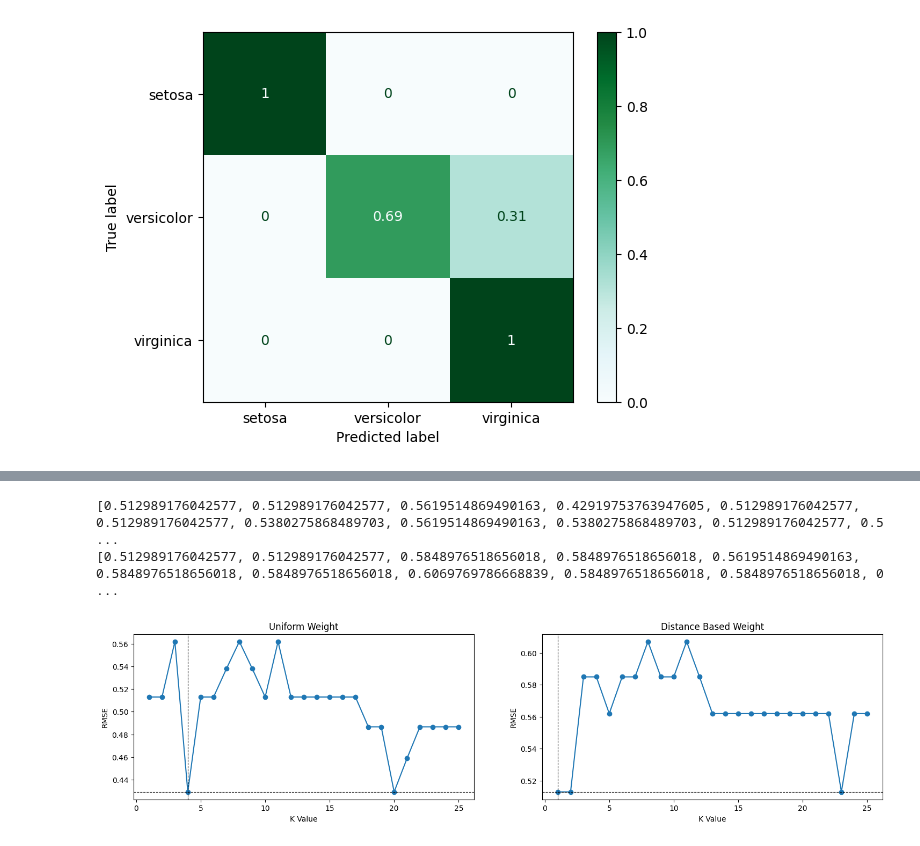
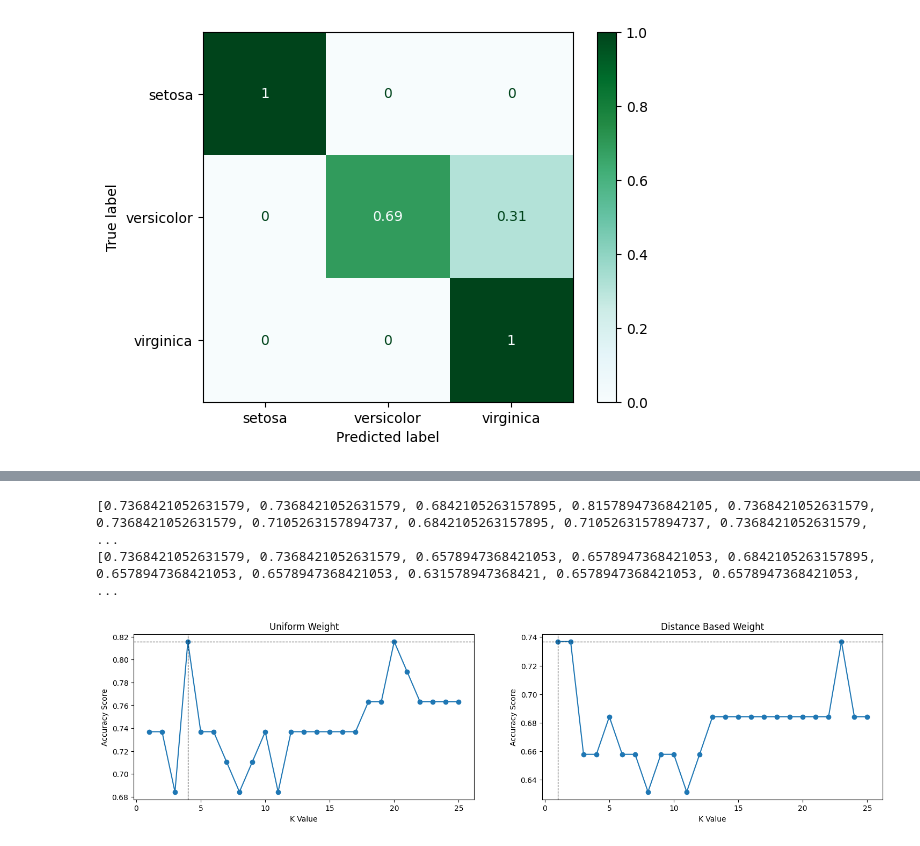
Before and after one commit to chenbin234/DAT405-DIT407-Introduction-to-data-science-and-AI, a Jupyter notebook: Assignment_2/Bingcheng/intro_to_AI_ass2.ipynb, the cells around one changed output, grey strips where cells are left out. Cells and saved outputs as stored; diff of their text form; code cells hidden in the pictures.

```diff
--- a/Assignment_2/Bingcheng/intro_to_AI_ass2.ipynb
+++ b/Assignment_2/Bingcheng/intro_to_AI_ass2.ipynb
@@ -137,42 +117,43 @@ array([[5.9, 3. ],
 # %%
-RMSE_Values_uniform = []
-RMSE_Values_distance_based = []
+uniform_accuracy_score = []
+distance_based_accuracy_score = []
 
 for k in range(25):
     k = k+1
 
     model_uniform = KNeighborsClassifier(n_neighbors = k, weights='uniform')
     model_uniform.fit(x_train[:,0:2], y_train)
     prediction_uniform = model_uniform.predict(x_test[:,0:2])
-    error_calculate_uniform = np.sqrt(mean_squared_error(y_test,prediction_uniform))
-    RMSE_Values_uniform.append(error_calculate_uniform)
+    # error_calculate_uniform = np.sqrt(mean_squared_error(y_test,prediction_uniform))
+    accuracy_score_uniform = accuracy_score(y_test,prediction_uniform)
+    uniform_accuracy_score.append(accuracy_score_uniform)
 
     model_distance_based = KNeighborsClassifier(n_neighbors = k, weights='distance')
     model_distance_based.fit(x_train[:,0:2], y_train)
     prediction_distance_based = model_distance_based.predict(x_test[:,0:2])
-    error_calculate_distance_based = np.sqrt(mean_squared_error(y_test,prediction_distance_based))
-    RMSE_Values_distance_based.append(error_calculate_distance_based)
+    # error_calculate_distance_based = np.sqrt(mean_squared_error(y_test,prediction_distance_based))
+    accuracy_score_distance_based = accuracy_score(y_test,prediction_distance_based)
+    distance_based_accuracy_score.append(accuracy_score_distance_based)
 
 fig,(a1,a2) = plt.subplots(1,2,figsize = (18,4))
 
-a1.plot(np.linspace(1,25,25),RMSE_Values_uniform,marker = 'o')
-a1.axhline(y = min(RMSE_Values_uniform),linestyle = 'dashed',linewidth = 0.8,color = 'black')
-a1.axvline(x = RMSE_Values_uniform.index(min(RMSE_Values_uniform))+1, linestyle = 'dashed',linewidth = 0.8,color = 'black')
+a1.plot(np.linspace(1,25,25),uniform_accuracy_score,marker = 'o')
+a1.axhline(y = max(uniform_accuracy_score),linestyle = 'dashed',linewidth = 0.8,color = 'black')
+a1.axvline(x = uniform_accuracy_score.index(max(uniform_accuracy_score))+1, linestyle = 'dashed',linewidth = 0.8,color = 'black')
 a1.set_xlabel('K Value')
-a1.set_ylabel('RMSE')
+a1.set_ylabel('Accuracy Score')
 a1.set_title('Uniform Weight')
 
-
-a2.plot(np.linspace(1,25,25),RMSE_Values_distance_based,marker = 'o')
-a2.axhline(y = min(RMSE_Values_distance_based),linestyle = 'dashed',linewidth = 0.8,color = 'black')
-a2.axvline(x = RMSE_Values_distance_based.index(min(RMSE_Values_distance_based))+1, linestyle = 'dashed',linewidth = 0.8,color = 'black')
+a2.plot(np.linspace(1,25,25),distance_based_accuracy_score,marker = 'o')
+a2.axhline(y = max(distance_based_accuracy_score),linestyle = 'dashed',linewidth = 0.8,color = 'black')
+a2.axvline(x = distance_based_accuracy_score.index(max(distance_based_accuracy_score))+1, linestyle = 'dashed',linewidth = 0.8,color = 'black')
 a2.set_xlabel('K Value')
-a2.set_ylabel('RMSE')
+a2.set_ylabel('Accuracy Score')
 a2.set_title('Distance Based Weight')
 
-print(RMSE_Values_uniform)
-print(RMSE_Values_distance_based)
+print(uniform_accuracy_score)
+print(distance_based_accuracy_score)
 # %% [output]
-[0.512989176042577, 0.512989176042577, 0.5619514869490163, 0.42919753763947605, 0.512989176042577, 0.512989176042577, 0.5380275868489703, 0.5619514869490163, 0.5380275868489703, 0.512989176042577, 0.5 ...
-[0.512989176042577, 0.512989176042577, 0.5848976518656018, 0.5848976518656018, 0.5619514869490163, 0.5848976518656018, 0.5848976518656018, 0.6069769786668839, 0.5848976518656018, 0.5848976518656018, 0 ...
+[0.7368421052631579, 0.7368421052631579, 0.6842105263157895, 0.8157894736842105, 0.7368421052631579, 0.7368421052631579, 0.7105263157894737, 0.6842105263157895, 0.7105263157894737, 0.7368421052631579, ...
+[0.7368421052631579, 0.7368421052631579, 0.6578947368421053, 0.6578947368421053, 0.6842105263157895, 0.6578947368421053, 0.6578947368421053, 0.631578947368421, 0.6578947368421053, 0.6578947368421053,  ...
-[figure, old version]
+[figure, new version]
```
Also changed, not shown: parts of 2 cells of this notebook.
